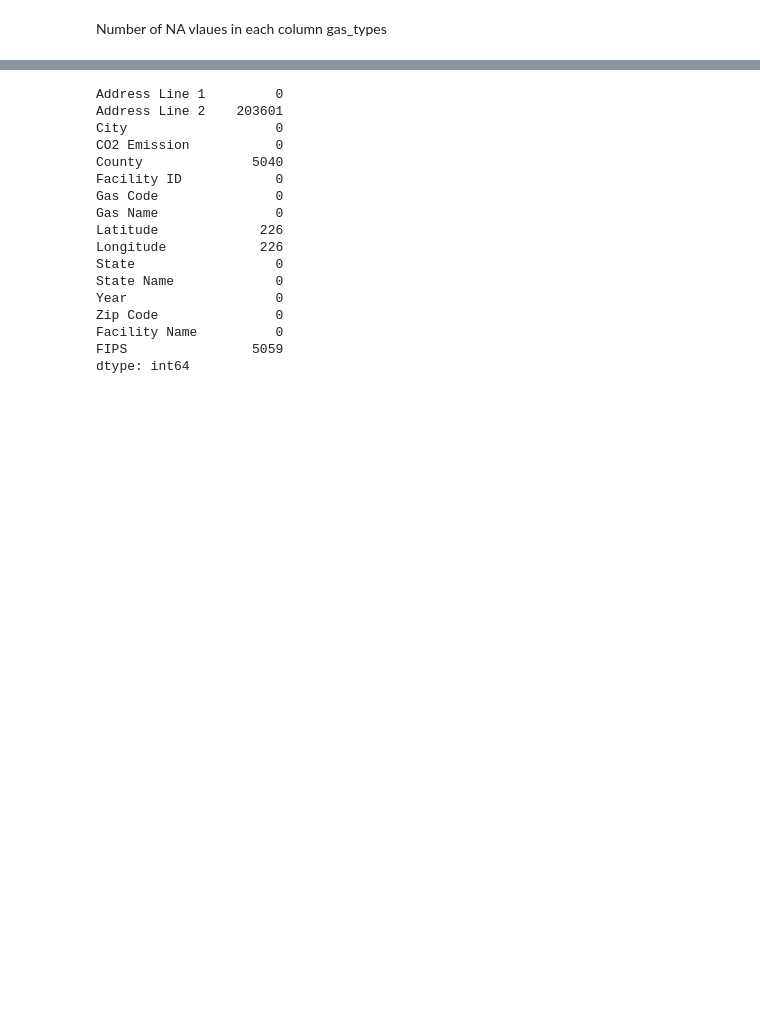
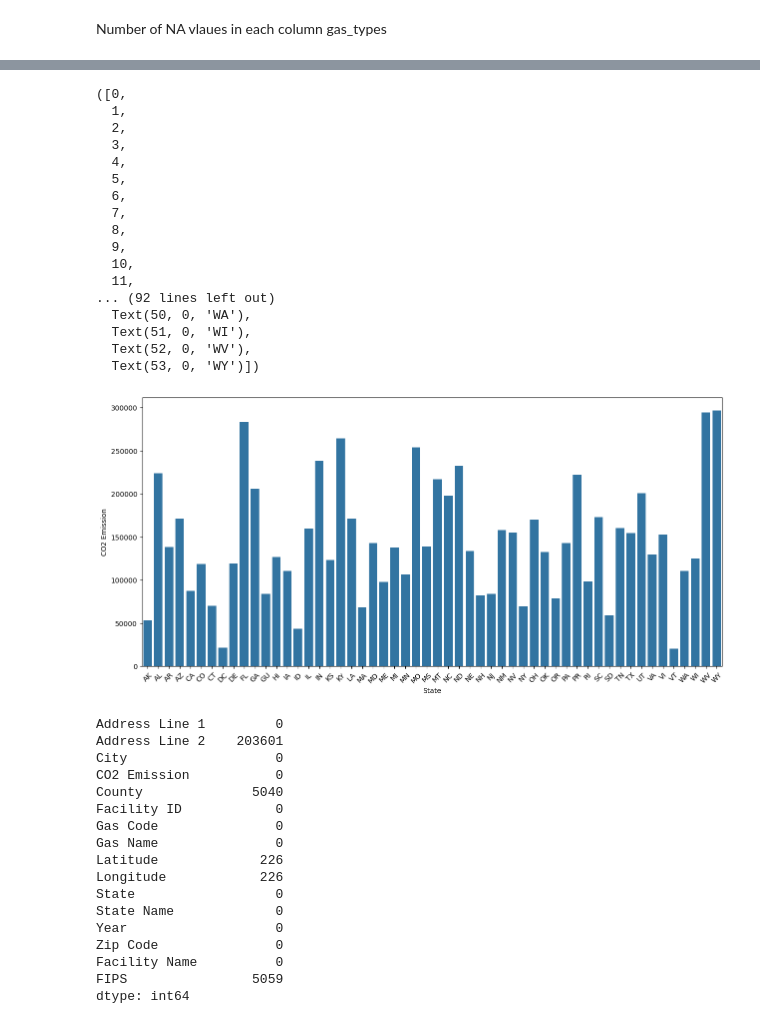
Before and after one commit to EnviroTechSean/TeamPunchParty, a Jupyter notebook: cp_exploredata.ipynb, the cells around one changed output, grey strips where cells are left out. Cells and saved outputs as stored; diff of their text form; code cells hidden in the pictures; blank space fills up the shorter version.

Commit message:
avg co2 graph

```diff
--- a/cp_exploredata.ipynb
+++ b/cp_exploredata.ipynb
@@ -109,0 +119,3 @@ Number of NA vlaues in each column gas_types
+# %%
+avg_co2=gas_types.groupby("State")["CO2 Emission"].mean().reset_index()
+avg_co2.head()
@@ -110,3 +132,26 @@ Number of NA vlaues in each column gas_types
+# %%
+plt.figure(figsize=(15, 7))
+sns.barplot(data=avg_co2, x="State", y="CO2 Emission")
+plt.xticks(rotation=45, fontsize=10)
+# %% [output]
+([0,
+  1,
+  2,
+  3,
+  4,
+  5,
+  6,
+  7,
+  8,
+  9,
+  10,
+  11,
+... (92 lines left out)
+  Text(50, 0, 'WA'),
+  Text(51, 0, 'WI'),
+  Text(52, 0, 'WV'),
+  Text(53, 0, 'WY')])
+[figure, added]
 # %%
 gas_types.isna().sum()
 # %% [output]
```
Also changed, not shown: parts of 3 cells of this notebook.
